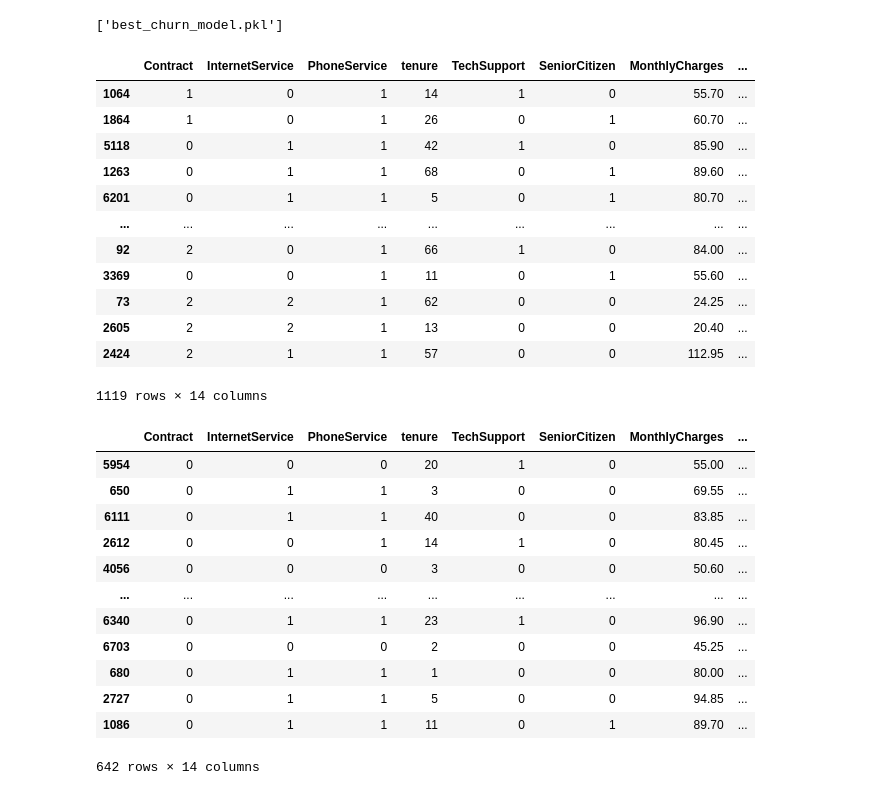
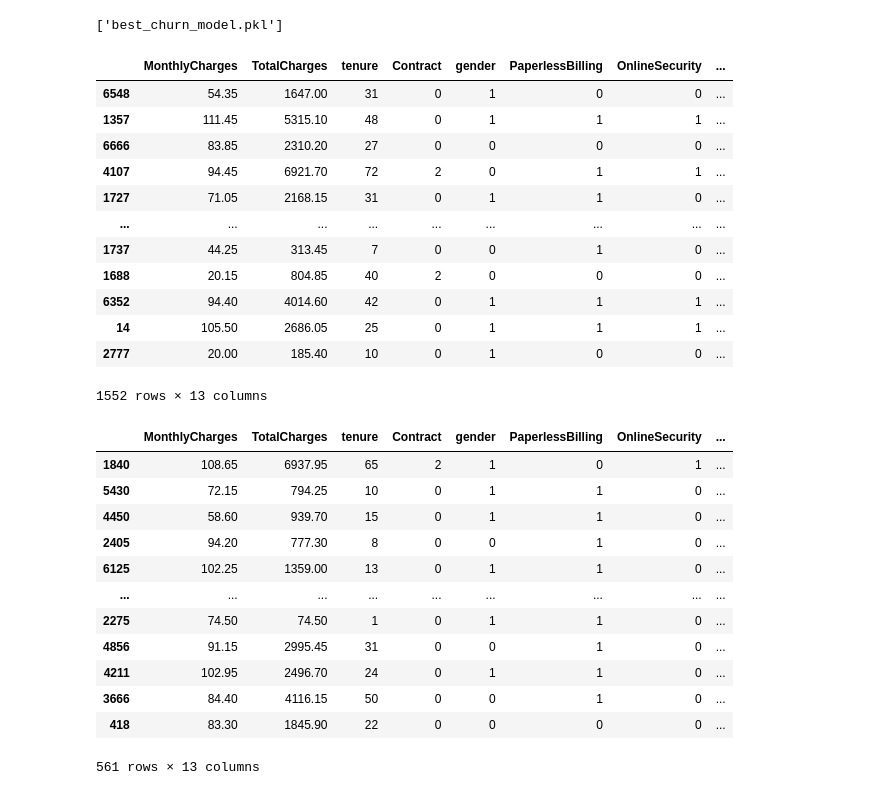
Before and after one commit to abhinay12890/Telco_Customer_Churn_Prediction, a Jupyter notebook: Customer_Churn_Classification.ipynb, the cells around one changed output. Cells and saved outputs as stored; diff of their text form; code cells hidden in the pictures.

```diff
--- a/Customer_Churn_Classification.ipynb
+++ b/Customer_Churn_Classification.ipynb
@@ -708,0 +671,3 @@ Before SMOTE:  5282  After SMOTE:  7760
+# %%
+cat_col=x.select_dtypes("category").columns
+cat_col
@@ -710,0 +683,4 @@ Before SMOTE:  5282  After SMOTE:  7760
+# %%
+temp_x=x.copy()
+
+temp_x
@@ -710,0 +701,11 @@ Before SMOTE:  5282  After SMOTE:  7760
+# %%
+from sklearn.preprocessing import LabelEncoder
+lab=LabelEncoder()
+
+label_encode={}
+
+for col in cat_col:
+    temp_x[col]=lab.fit_transform(temp_x[[col]])
+    label_encode[col]=dict(zip(lab.classes_,lab.transform(lab.classes_)))
+
+temp_x
@@ -790,0 +931,6 @@ LGBMClassifier(random_state=42)
+# %%
+x_train,x_test,y_train,y_test=train_test_split(temp_x,y,stratify=y,test_size=0.3,random_state=32)
+
+best_model=GradientBoostingClassifier(n_estimators=200,learning_rate=0.05,max_depth=3,subsample=0.8,random_state=42)
+
+best_model.fit(x_train,y_train)
@@ -957,34 +1087,34 @@ joblib.dump(best_model,"best_churn_model.pkl")
 # %% [output]
 ['best_churn_model.pkl']
 # %%
-x_test_features[y_actual==0]
+x_test[y_test==0]
 # %% [output]
-|  | Contract | InternetService | PhoneService | tenure | TechSupport | SeniorCitizen | MonthlyCharges | ... |
-| 1064 | 1 | 0 | 1 | 14 | 1 | 0 | 55.70 | ... |
-| 1864 | 1 | 0 | 1 | 26 | 0 | 1 | 60.70 | ... |
-| 5118 | 0 | 1 | 1 | 42 | 1 | 0 | 85.90 | ... |
-| 1263 | 0 | 1 | 1 | 68 | 0 | 1 | 89.60 | ... |
-| 6201 | 0 | 1 | 1 | 5 | 0 | 1 | 80.70 | ... |
+|  | MonthlyCharges | TotalCharges | tenure | Contract | gender | PaperlessBilling | OnlineSecurity | ... |
+| 6548 | 54.35 | 1647.00 | 31 | 0 | 1 | 0 | 0 | ... |
+| 1357 | 111.45 | 5315.10 | 48 | 0 | 1 | 1 | 1 | ... |
+| 6666 | 83.85 | 2310.20 | 27 | 0 | 0 | 0 | 0 | ... |
+| 4107 | 94.45 | 6921.70 | 72 | 2 | 0 | 1 | 1 | ... |
+| 1727 | 71.05 | 2168.15 | 31 | 0 | 1 | 1 | 0 | ... |
 | ... | ... | ... | ... | ... | ... | ... | ... | ... |
-| 92 | 2 | 0 | 1 | 66 | 1 | 0 | 84.00 | ... |
-| 3369 | 0 | 0 | 1 | 11 | 0 | 1 | 55.60 | ... |
-| 73 | 2 | 2 | 1 | 62 | 0 | 0 | 24.25 | ... |
-| 2605 | 2 | 2 | 1 | 13 | 0 | 0 | 20.40 | ... |
-| 2424 | 2 | 1 | 1 | 57 | 0 | 0 | 112.95 | ... |
+| 1737 | 44.25 | 313.45 | 7 | 0 | 0 | 1 | 0 | ... |
+| 1688 | 20.15 | 804.85 | 40 | 2 | 0 | 0 | 0 | ... |
+| 6352 | 94.40 | 4014.60 | 42 | 0 | 1 | 1 | 1 | ... |
+| 14 | 105.50 | 2686.05 | 25 | 0 | 1 | 1 | 1 | ... |
+| 2777 | 20.00 | 185.40 | 10 | 0 | 1 | 0 | 0 | ... |
-1119 rows × 14 columns
+1552 rows × 13 columns
 # %%
-x_test_features[y_actual==1]
+x_test[y_test==1]
 # %% [output]
-|  | Contract | InternetService | PhoneService | tenure | TechSupport | SeniorCitizen | MonthlyCharges | ... |
-| 5954 | 0 | 0 | 0 | 20 | 1 | 0 | 55.00 | ... |
-| 650 | 0 | 1 | 1 | 3 | 0 | 0 | 69.55 | ... |
-| 6111 | 0 | 1 | 1 | 40 | 0 | 0 | 83.85 | ... |
-| 2612 | 0 | 0 | 1 | 14 | 1 | 0 | 80.45 | ... |
-| 4056 | 0 | 0 | 0 | 3 | 0 | 0 | 50.60 | ... |
+|  | MonthlyCharges | TotalCharges | tenure | Contract | gender | PaperlessBilling | OnlineSecurity | ... |
+| 1840 | 108.65 | 6937.95 | 65 | 2 | 1 | 0 | 1 | ... |
+| 5430 | 72.15 | 794.25 | 10 | 0 | 1 | 1 | 0 | ... |
+| 4450 | 58.60 | 939.70 | 15 | 0 | 1 | 1 | 0 | ... |
+| 2405 | 94.20 | 777.30 | 8 | 0 | 0 | 1 | 0 | ... |
+| 6125 | 102.25 | 1359.00 | 13 | 0 | 1 | 1 | 0 | ... |
 | ... | ... | ... | ... | ... | ... | ... | ... | ... |
-| 6340 | 0 | 1 | 1 | 23 | 1 | 0 | 96.90 | ... |
-| 6703 | 0 | 0 | 0 | 2 | 0 | 0 | 45.25 | ... |
-| 680 | 0 | 1 | 1 | 1 | 0 | 0 | 80.00 | ... |
-| 2727 | 0 | 1 | 1 | 5 | 0 | 0 | 94.85 | ... |
-| 1086 | 0 | 1 | 1 | 11 | 0 | 1 | 89.70 | ... |
+| 2275 | 74.50 | 74.50 | 1 | 0 | 1 | 1 | 0 | ... |
+| 4856 | 91.15 | 2995.45 | 31 | 0 | 0 | 1 | 0 | ... |
+| 4211 | 102.95 | 2496.70 | 24 | 0 | 1 | 1 | 0 | ... |
+| 3666 | 84.40 | 4116.15 | 50 | 0 | 0 | 1 | 0 | ... |
+| 418 | 83.30 | 1845.90 | 22 | 0 | 0 | 0 | 0 | ... |
-642 rows × 14 columns
+561 rows × 13 columns
```
Also changed, not shown: parts of 79 cells of this notebook, 6 other files.
